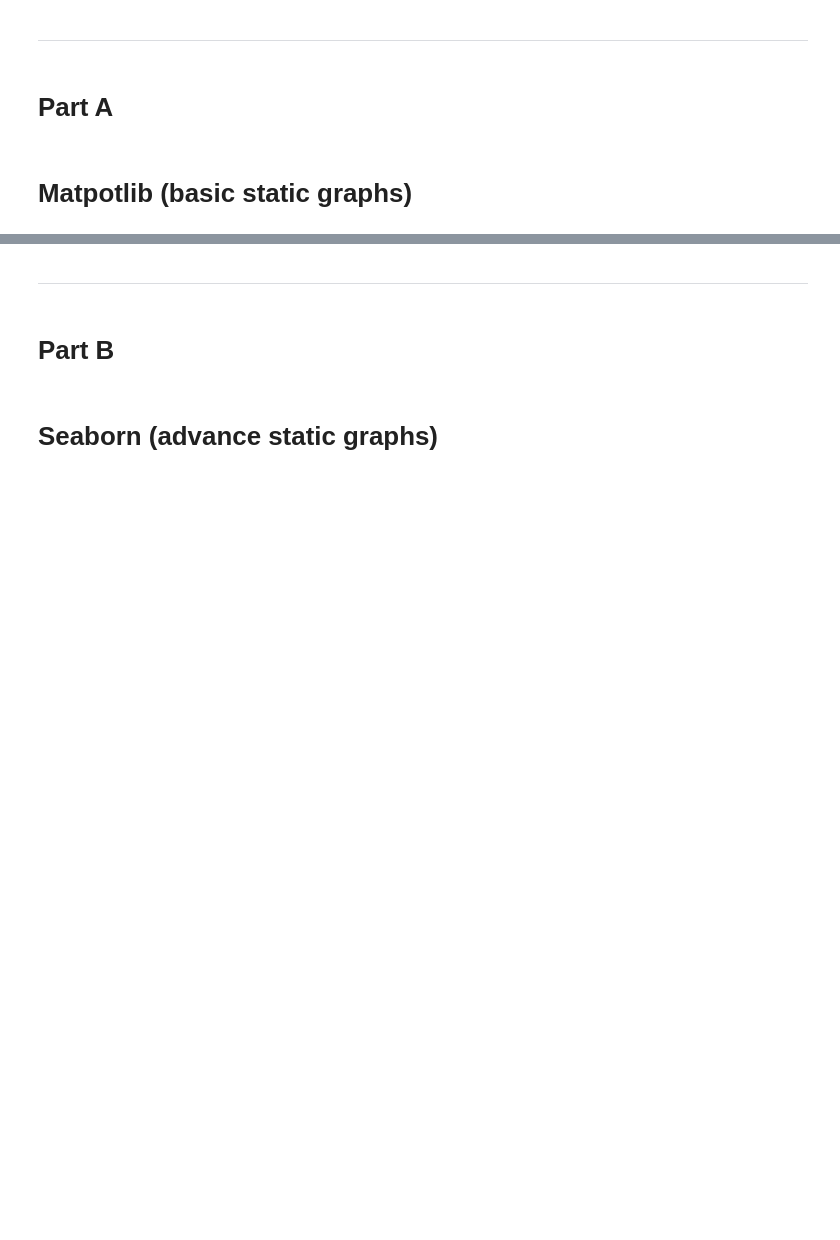
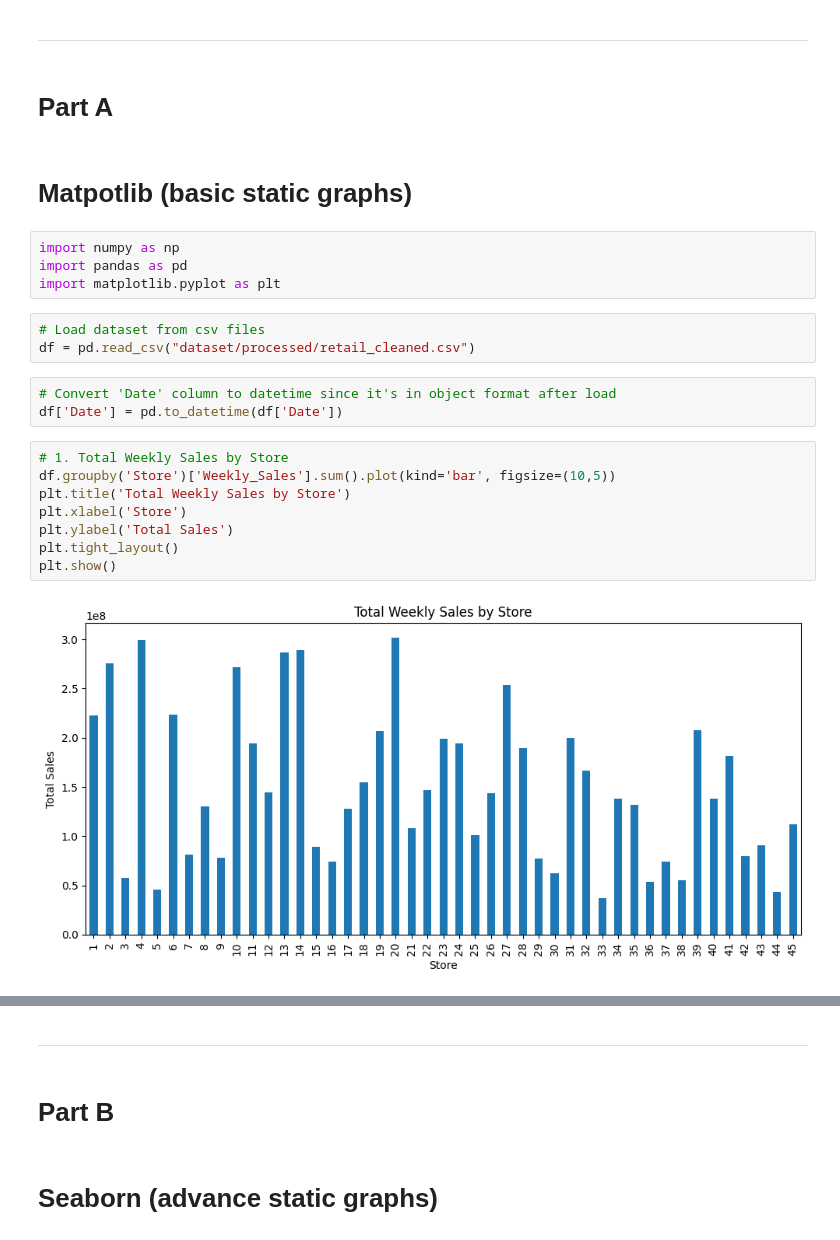
Before and after one commit to ka-kwok/hackathon1-retail-sales-data-analysis, a Jupyter notebook: jupyter_notebooks/data_visualization.ipynb, the cells around one changed output, grey strips where cells are left out. Saved outputs shown, nothing was run; the diff lists cells and outputs as text; blank space fills up the shorter version.

Commit message:
Updated Visualization with Matpotlib

```diff
--- a/jupyter_notebooks/data_visualization.ipynb
+++ b/jupyter_notebooks/data_visualization.ipynb
@@ -48,3 +56,23 @@ current_dir
 # Part A
 # %% [markdown]
 # Matpotlib (basic static graphs)
+# %%
+import numpy as np
+import pandas as pd
+import matplotlib.pyplot as plt
+# %%
+# Load dataset from csv files
+df = pd.read_csv("dataset/processed/retail_cleaned.csv")
+# %%
+# Convert 'Date' column to datetime since it's in object format after load
+df['Date'] = pd.to_datetime(df['Date'])
+# %%
+# 1. Total Weekly Sales by Store
+df.groupby('Store')['Weekly_Sales'].sum().plot(kind='bar', figsize=(10,5))
+plt.title('Total Weekly Sales by Store')
+plt.xlabel('Store')
+plt.ylabel('Total Sales')
+plt.tight_layout()
+plt.show()
+# %% [output]
+[figure, added]
```
Also changed, not shown: parts of 13 cells of this notebook, 1 other file.
